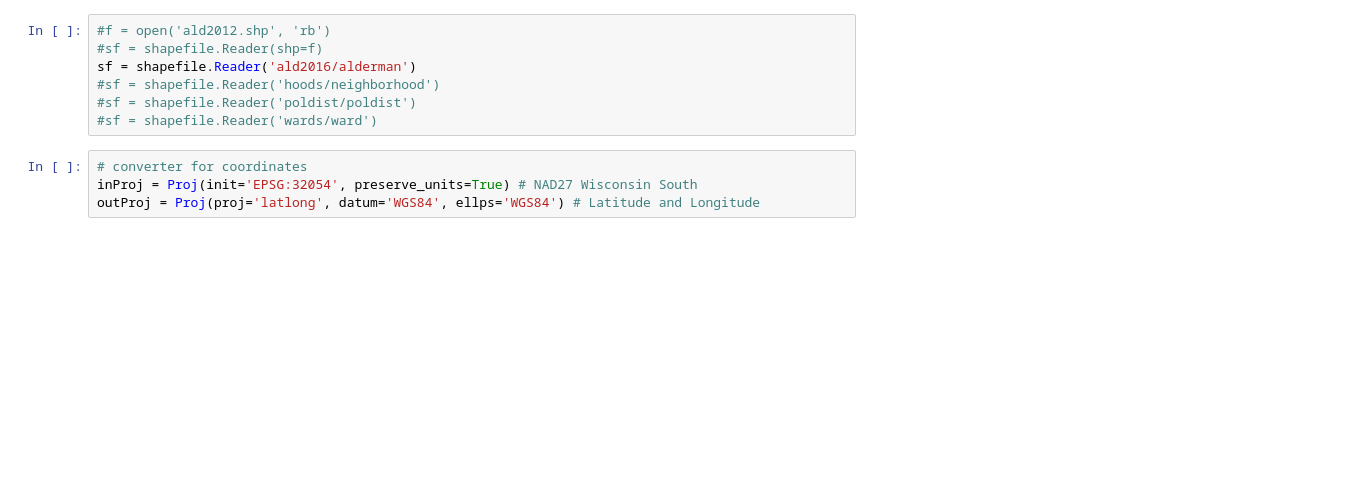
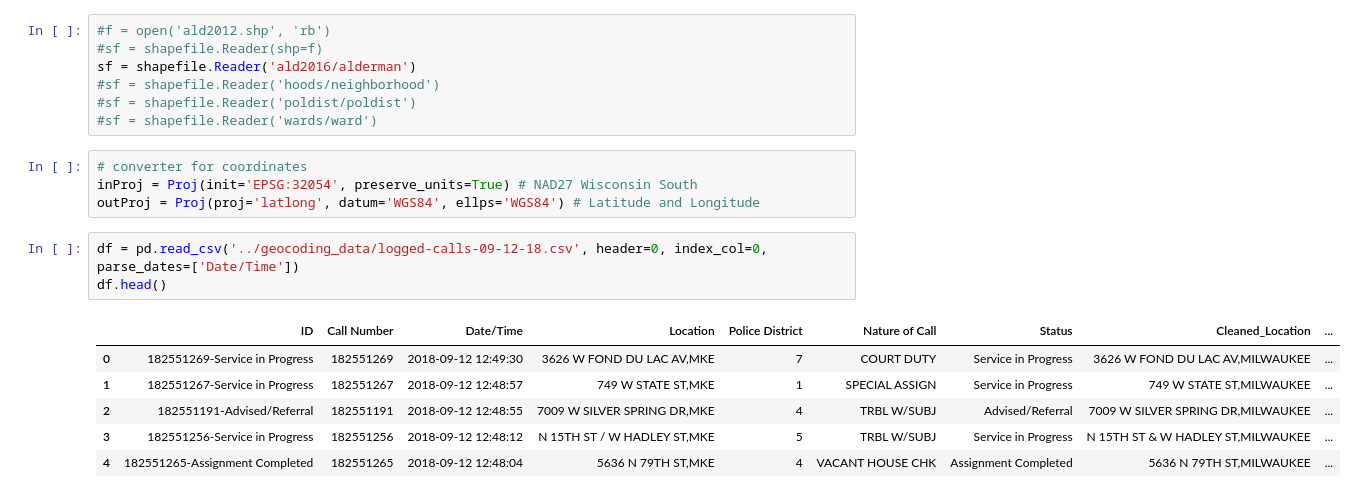
Before and after one commit to uofthcdslab/seniordesign1819, a Jupyter notebook: mapping/mke-dists.ipynb, the cells around one changed output. Saved outputs shown, nothing was run; the diff lists cells and outputs as text; blank space fills up the shorter version.

```diff
--- a/mapping/mke-dists.ipynb
+++ b/mapping/mke-dists.ipynb
@@ -18,3 +19,13 @@ sf = shapefile.Reader('ald2016/alderman')
 # converter for coordinates
 inProj = Proj(init='EPSG:32054', preserve_units=True) # NAD27 Wisconsin South
 outProj = Proj(proj='latlong', datum='WGS84', ellps='WGS84') # Latitude and Longitude
+# %%
+df = pd.read_csv('../geocoding_data/logged-calls-09-12-18.csv', header=0, index_col=0, parse_dates=['Date/Time'])
+df.head()
+# %% [output]
+|  | ID | Call Number | Date/Time | Location | Police District | Nature of Call | Status | Cleaned_Location | ... |
+| 0 | 182551269-Service in Progress | 182551269 | 2018-09-12 12:49:30 | 3626 W FOND DU LAC AV,MKE | 7 | COURT DUTY | Service in Progress | 3626 W FOND DU LAC AV,MILWAUKEE | ... |
+| 1 | 182551267-Service in Progress | 182551267 | 2018-09-12 12:48:57 | 749 W STATE ST,MKE | 1 | SPECIAL ASSIGN | Service in Progress | 749 W STATE ST,MILWAUKEE | ... |
+| 2 | 182551191-Advised/Referral | 182551191 | 2018-09-12 12:48:55 | 7009 W SILVER SPRING DR,MKE | 4 | TRBL W/SUBJ | Advised/Referral | 7009 W SILVER SPRING DR,MILWAUKEE | ... |
+| 3 | 182551256-Service in Progress | 182551256 | 2018-09-12 12:48:12 | N 15TH ST / W HADLEY ST,MKE | 5 | TRBL W/SUBJ | Service in Progress | N 15TH ST & W HADLEY ST,MILWAUKEE | ... |
+| 4 | 182551265-Assignment Completed | 182551265 | 2018-09-12 12:48:04 | 5636 N 79TH ST,MKE | 4 | VACANT HOUSE CHK | Assignment Completed | 5636 N 79TH ST,MILWAUKEE | ... |
```
Also changed, not shown: parts of 3 cells of this notebook.
